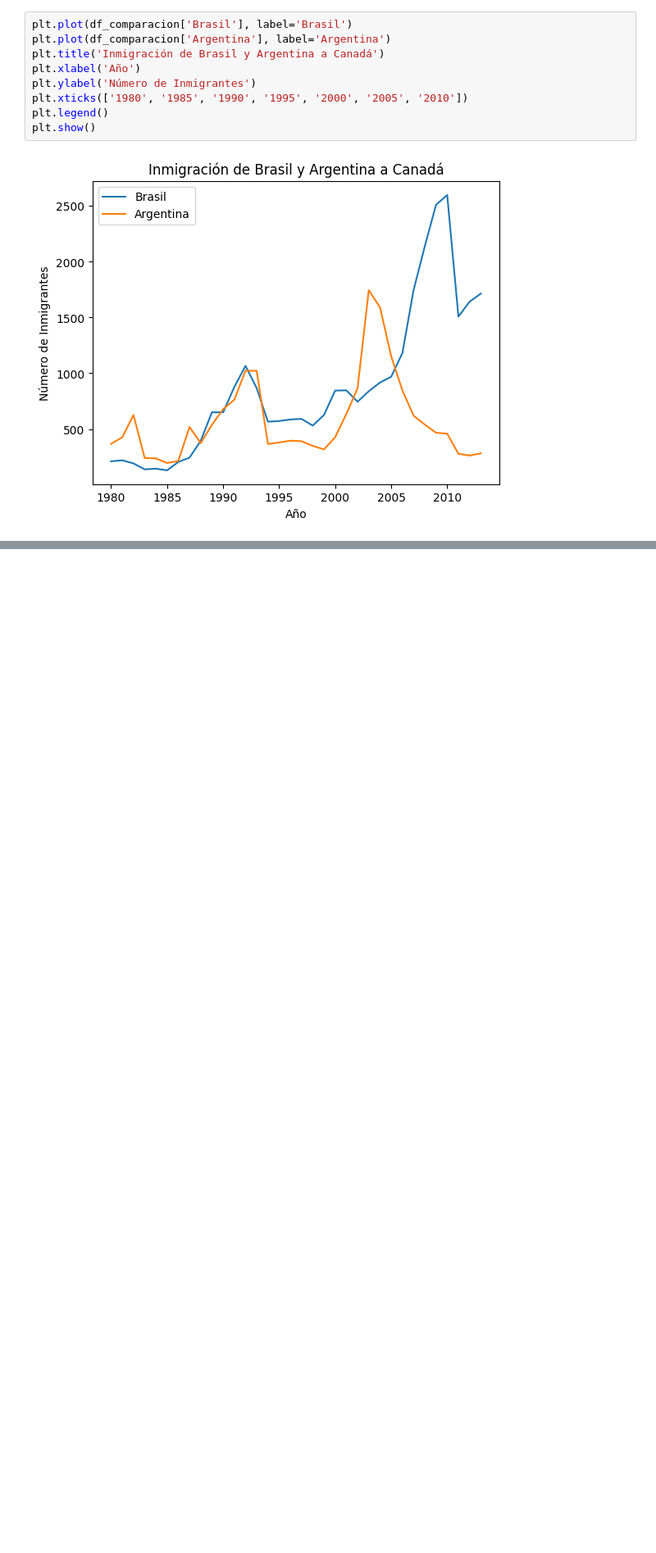
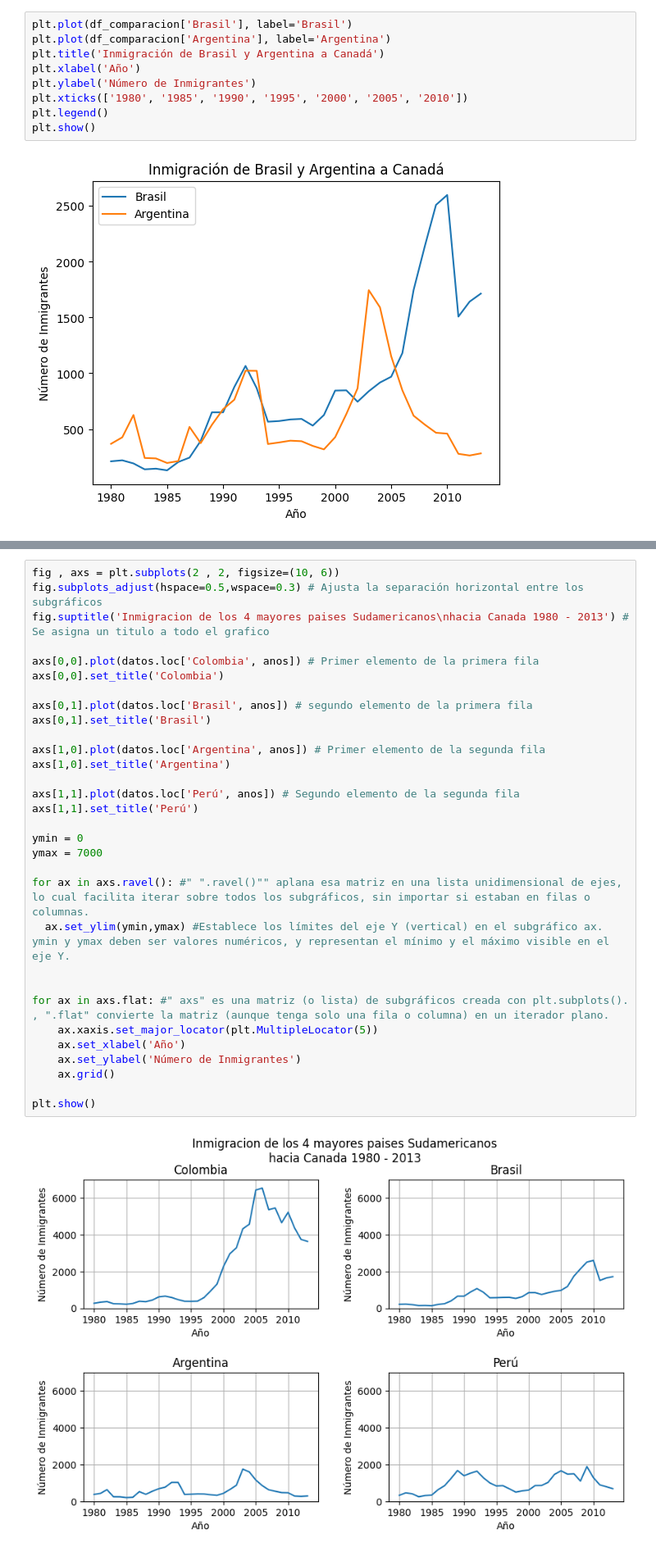
Before and after one commit to Starleen1996/Pandas-E-S, a Jupyter notebook: Visualización_de_datos.ipynb, the cells around one changed output, grey strips where cells are left out. Shown at 82% size. Drawn from its saved outputs; the diff is of its cells as text; blank space fills up the shorter version.

```diff
--- a/Visualización_de_datos.ipynb
+++ b/Visualización_de_datos.ipynb
@@ -223,0 +294,33 @@ plt.show()
+# %%
+fig , axs = plt.subplots(2 , 2, figsize=(10, 6))
+fig.subplots_adjust(hspace=0.5,wspace=0.3) # Ajusta la separación horizontal entre los subgráficos
+fig.suptitle('Inmigracion de los 4 mayores paises Sudamericanos\nhacia Canada 1980 - 2013') # Se asigna un titulo a todo el grafico
+
+axs[0,0].plot(datos.loc['Colombia', anos]) # Primer elemento de la primera fila
+axs[0,0].set_title('Colombia')
+
+axs[0,1].plot(datos.loc['Brasil', anos]) # segundo elemento de la primera fila
+axs[0,1].set_title('Brasil')
+
+axs[1,0].plot(datos.loc['Argentina', anos]) # Primer elemento de la segunda fila
+axs[1,0].set_title('Argentina')
+
+axs[1,1].plot(datos.loc['Perú', anos]) # Segundo elemento de la segunda fila
+axs[1,1].set_title('Perú')
+
+ymin = 0
+ymax = 7000
+
+for ax in axs.ravel(): #" ".ravel()"" aplana esa matriz en una lista unidimensional de ejes, lo cual facilita iterar sobre todos los subgráficos, sin importar si estaban en filas o columnas.
+  ax.set_ylim(ymin,ymax) #Establece los límites del eje Y (vertical) en el subgráfico ax. ymin y ymax deben ser valores numéricos, y representan el mínimo y el máximo visible en el eje Y.
+
+
+for ax in axs.flat: #" axs" es una matriz (o lista) de subgráficos creada con plt.subplots(). , ".flat" convierte la matriz (aunque tenga solo una fila o columna) en un iterador plano.
+    ax.xaxis.set_major_locator(plt.MultipleLocator(5))
+    ax.set_xlabel('Año')
+    ax.set_ylabel('Número de Inmigrantes')
+    ax.grid()
+
+plt.show()
+# %% [output]
+[figure, added]
```
Also changed, not shown: parts of 15 cells of this notebook.
